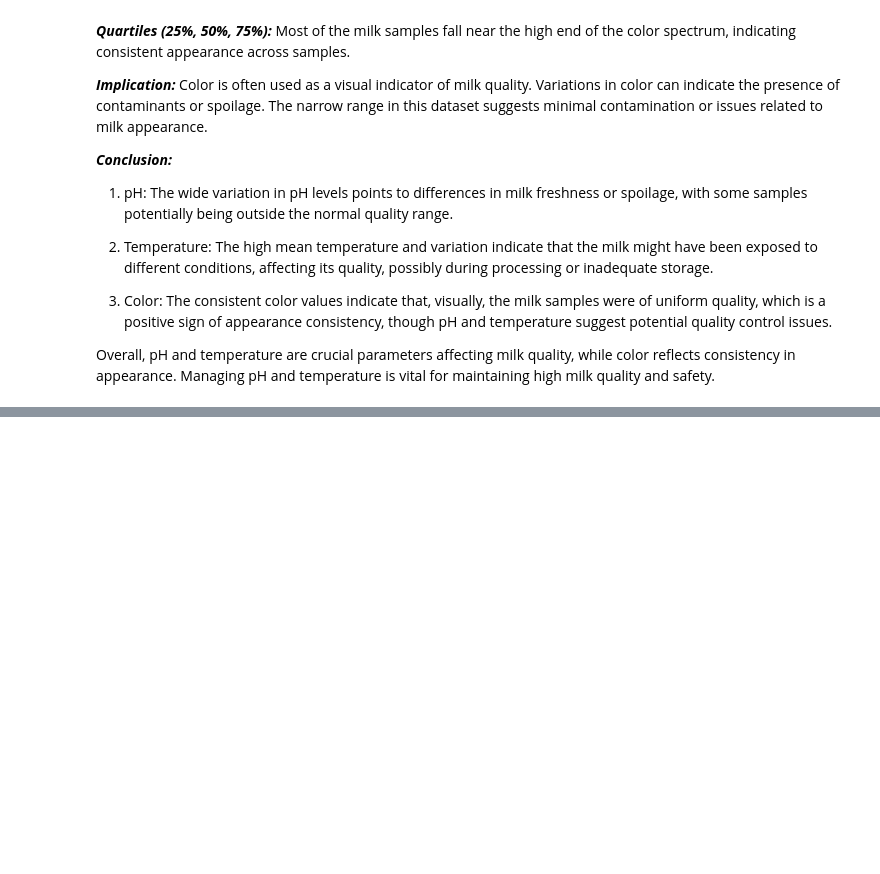
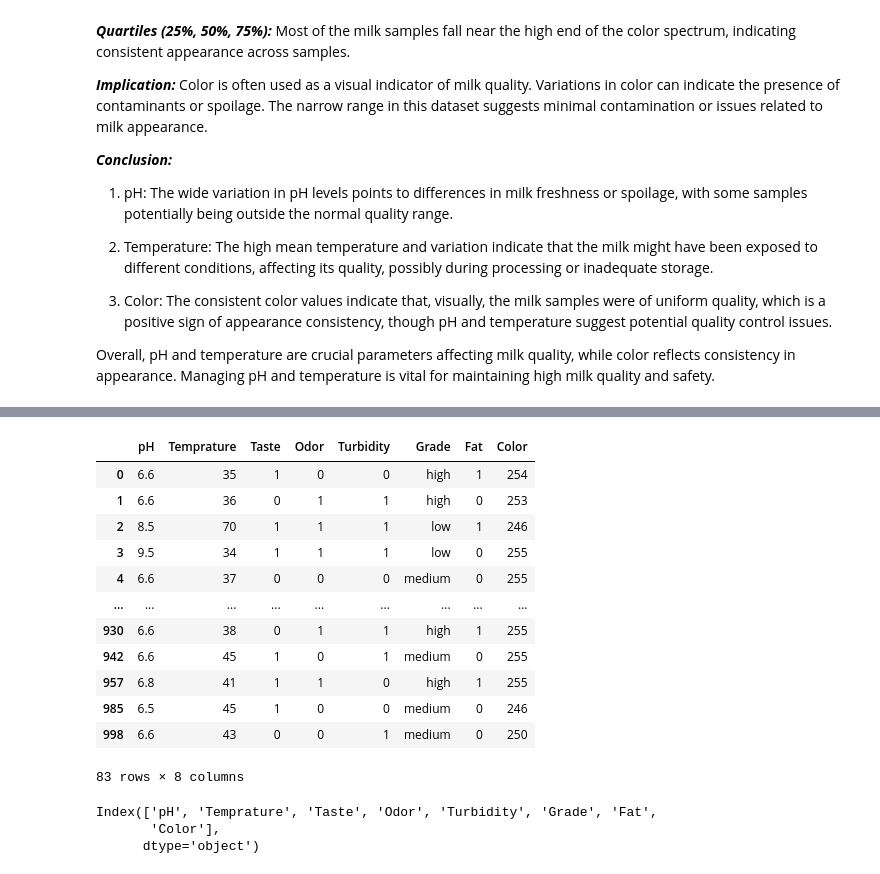
Before and after one commit to Ayomide-ola/Agricultural-Data-Analysis, a Jupyter notebook: Milk Quality Prediction.ipynb, the cells around one changed output, grey strips where cells are left out. Cells and saved outputs as stored; diff of their text form; code cells hidden in the pictures; blank space fills up the shorter version.

```diff
--- a/Milk Quality Prediction.ipynb
+++ b/Milk Quality Prediction.ipynb
@@ -238,0 +269,23 @@ Overall, pH and temperature are crucial parameters affecting milk quality, while
+# %%
+Data = df.drop_duplicates()
+Data
+# %% [output]
+|  | pH | Temprature | Taste | Odor | Turbidity | Grade | Fat | Color |
+| 0 | 6.6 | 35 | 1 | 0 | 0 | high | 1 | 254 |
+| 1 | 6.6 | 36 | 0 | 1 | 1 | high | 0 | 253 |
+| 2 | 8.5 | 70 | 1 | 1 | 1 | low | 1 | 246 |
+| 3 | 9.5 | 34 | 1 | 1 | 1 | low | 0 | 255 |
+| 4 | 6.6 | 37 | 0 | 0 | 0 | medium | 0 | 255 |
+| ... | ... | ... | ... | ... | ... | ... | ... | ... |
+| 930 | 6.6 | 38 | 0 | 1 | 1 | high | 1 | 255 |
+| 942 | 6.6 | 45 | 1 | 0 | 1 | medium | 0 | 255 |
+| 957 | 6.8 | 41 | 1 | 1 | 0 | high | 1 | 255 |
+| 985 | 6.5 | 45 | 1 | 0 | 0 | medium | 0 | 246 |
+| 998 | 6.6 | 43 | 0 | 0 | 1 | medium | 0 | 250 |
+83 rows × 8 columns
+# %%
+Data.columns
+# %% [output]
+Index(['pH', 'Temprature', 'Taste', 'Odor', 'Turbidity', 'Grade', 'Fat',
+       'Color'],
+      dtype='object')
```
Also changed, not shown: parts of 7 cells of this notebook.
